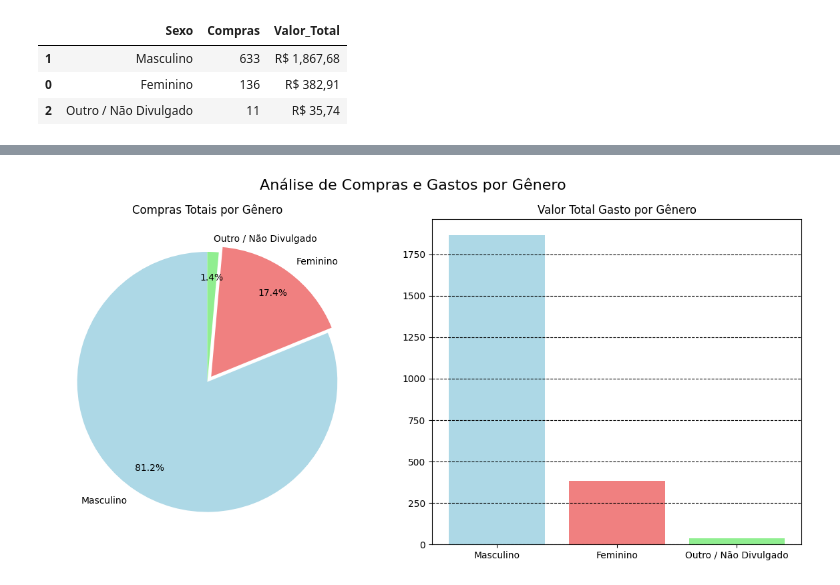
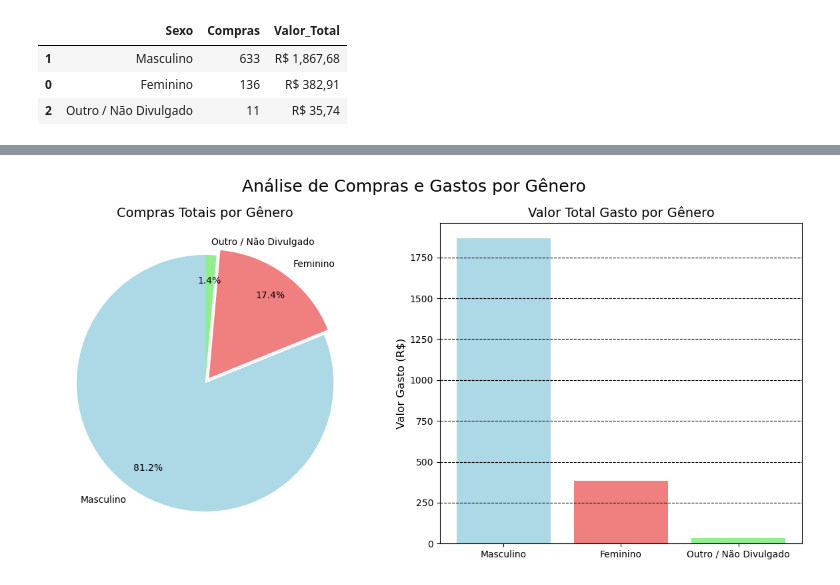
Before and after one commit to davichiqueti/Challenge-Hooklab, a Jupyter notebook: Resolução.ipynb, the cells around one changed output, grey strips where cells are left out. Saved outputs shown, nothing was run; the diff lists cells and outputs as text; code cells hidden in the pictures.

Commit message:
Adding Matplot Graphics

```diff
--- a/Resolução.ipynb
+++ b/Resolução.ipynb
@@ -81,8 +77,7 @@ def convertToCurrency(value):
 
 purchase_df = pd.read_json('dados_compras.json')
 
-purchase_quantity = purchase_df['Valor'].count()
-total_value = purchase_df['Valor'].sum()
+purchase_quantity, total_value = purchase_df['Valor'].agg(['count', 'sum'])
 product_quantity = len(purchase_df["Item ID"].unique())
 
 values_calculations_df = pd.DataFrame(
@@ -200,4 +195,7 @@ display(
 | 1 | Masculino | 633 | R$ 1,867,68 |
 | 0 | Feminino | 136 | R$ 382,91 |
 | 2 | Outro / Não Divulgado | 11 | R$ 35,74 |
+# %%
+# Lista de cores que será utilizada para os gráficos
+color_list = ['lightblue', 'lightcoral', 'lightgreen']
 # %%
@@ -219,36 +226,36 @@ plt.show()
 # %%
 labels = gender_purchase_quantity_df['Sexo']
 purchase_counts = gender_purchase_quantity_df['Compras']
 total_spent = gender_spent_amount_df['Valor_Total']
 
 fig, axes = plt.subplots(nrows=1, ncols=2, figsize=(12, 6)) # Figura com dois subplots lado a lado
 
 # Gráfico de pizza para compras totais por gênero
 axes[0].pie(
     purchase_counts,
     labels = labels,
     autopct='%1.1f%%',
     shadow=False,
     startangle=90,
-    colors=['lightblue', 'lightcoral', 'lightgreen'],
+    colors=color_list,
     pctdistance=0.8,
     explode=[0, 0.05, 0]
 )
-axes[0].set_title('Compras Totais por Gênero')
+axes[0].set_title('Compras Totais por Gênero', fontdict= {'size': 14})
 
 # Gráfico de barra para valor total gasto por gênero
 axes[1].bar(
     labels,
     total_spent,
-    color=['lightblue', 'lightcoral', 'lightgreen'],
+    color=['lightblue', 'lightcoral', 'lightgreen']
 )
-axes[1].set_title('Valor Total Gasto por Gênero')
+axes[1].set_title('Valor Total Gasto por Gênero', fontdict= {'size': 14})
 axes[1].yaxis.grid(linestyle = '--', color = 'black')
+axes[1].set_ylabel('Valor Gasto (R$)', fontdict={'size': 12})
 
-
-fig.suptitle('Análise de Compras e Gastos por Gênero', fontsize=16)
+fig.suptitle('Análise de Compras e Gastos por Gênero', fontsize=18)
 plt.tight_layout()
 plt.savefig('Graficos&Dados/grafico_compras_gastos.png', dpi=300)
 plt.show()
 # %% [output]
-[figure, old version]
+[figure, new version]
```
Also changed, not shown: parts of 8 cells of this notebook.
